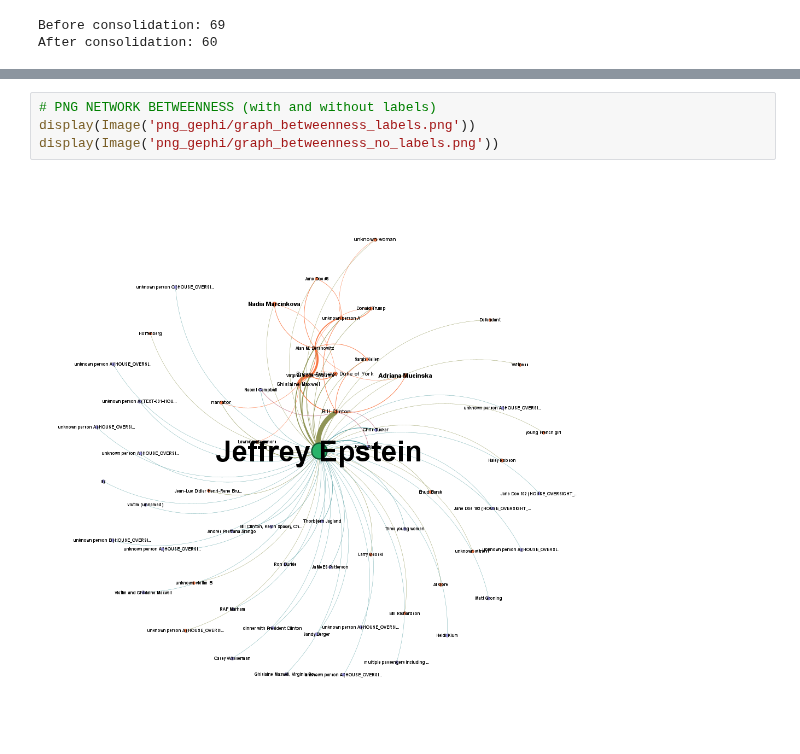
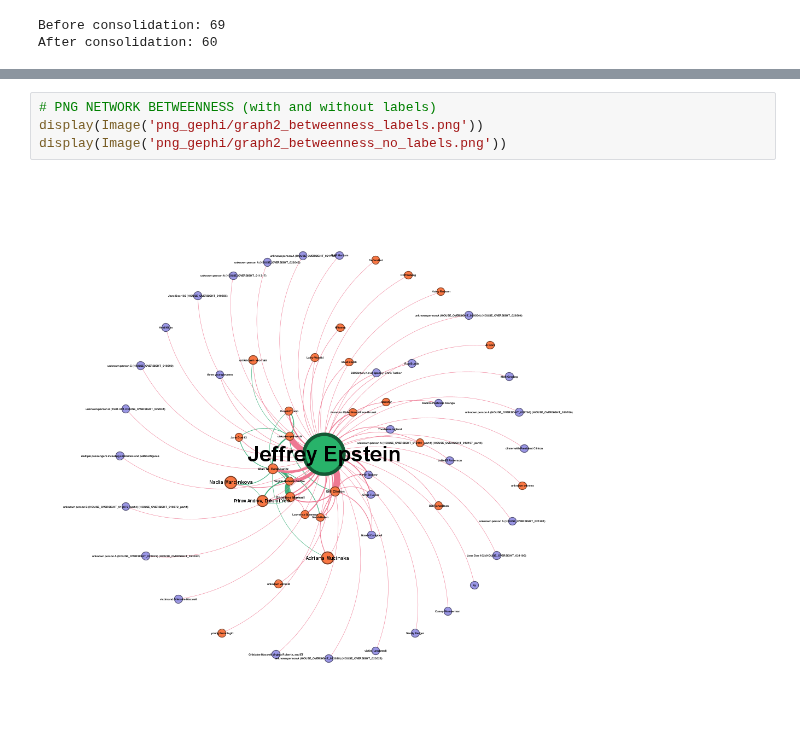
Before and after one commit to Lowievlitsenborg/AdvancedAnalyticsGraphAnalytics, a Jupyter notebook: Av_leg_netw_fien_based_on_elias.ipynb, the cells around one changed output, grey strips where cells are left out. Drawn from its saved outputs; the diff is of its cells as text.

```diff
--- a/Av_leg_netw_fien_based_on_elias.ipynb
+++ b/Av_leg_netw_fien_based_on_elias.ipynb
@@ -580,6 +647,6 @@ display(Image('png_gephi/graph_pagerank_no_labels.png'))
 # %%
 # PNG NETWORK BETWEENNESS (with and without labels)
-display(Image('png_gephi/graph_betweenness_labels.png'))
-display(Image('png_gephi/graph_betweenness_no_labels.png'))
+display(Image('png_gephi/graph2_betweenness_labels.png'))
+display(Image('png_gephi/graph2_betweenness_no_labels.png'))
 # %% [output]
-[figure, old version]
+[figure, new version]
```
Also changed, not shown: parts of 21 cells of this notebook, 1 other file.
